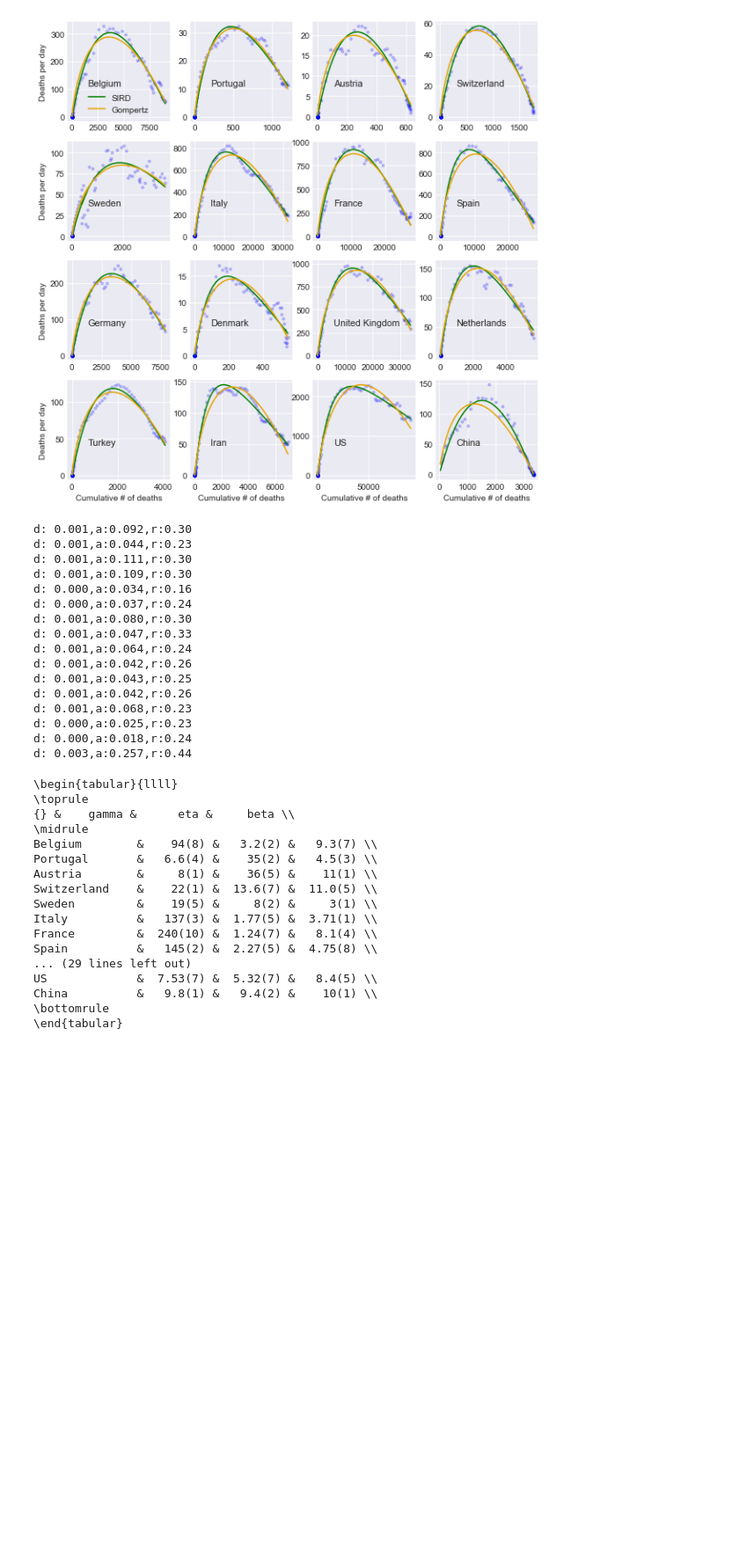
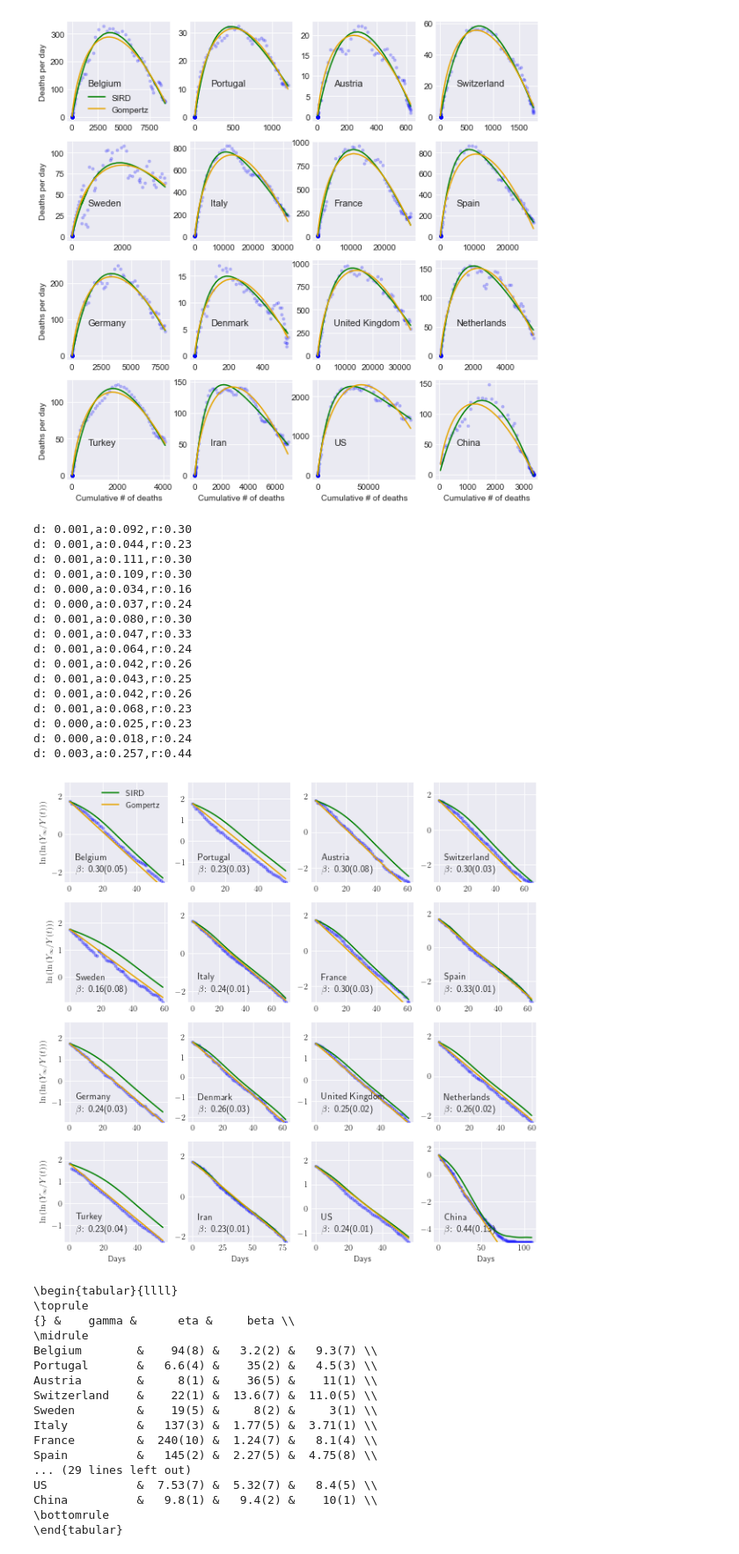
Before and after one commit to matzhaugen/GompertzManuscript, a Jupyter notebook: scripts/gompertz_vs_sird.ipynb, the cells around one changed output. Shown at 88% size. Cells and saved outputs as stored; diff of their text form; code cells hidden in the pictures; blank space fills up the shorter version.

Commit message:
fix figure annotations

```diff
--- a/scripts/gompertz_vs_sird.ipynb
+++ b/scripts/gompertz_vs_sird.ipynb
@@ -374,37 +374,39 @@ for n, country in enumerate(subset):
     axs[i, j].set_ylim((np.min(ll), np.max(ll) + 1))
     xmin, xmax = axs[i, j].get_xlim()
     ymin, ymax = axs[i, j].get_ylim()
+    yscale = ymax-ymin
     x_alpha = 0.90
-    y_alpha = 0.85
+    y_alpha = 0.90
 
     xloc = xmin * x_alpha + xmax * (1-x_alpha)
     yloc = ymin * y_alpha + ymax * (1-y_alpha)
-    plt.text(xloc, yloc * 0.67, country, fontsize=11)
+    plt.text(xloc, yloc + yscale*0.12, country, fontsize=11)
     plt.text(xloc, yloc, r"$\beta$: " + f"{r[n]:.2f}({r_sd[n]:.2f})", fontsize=11)
     if j == 0:
         plt.ylabel(r"$\ln{(\ln{(Y_{\infty}/Y(t))})}$")
     if i == 3:
         plt.xlabel("Days")
     if n == 0:
         plt.legend(loc="upper right")
 plt.savefig("../figures/Gompertz_vs_SIRD_lnln_infty.pdf")
 # %% [output]
 d: 0.001,a:0.092,r:0.30
 d: 0.001,a:0.044,r:0.23
 d: 0.001,a:0.111,r:0.30
 d: 0.001,a:0.109,r:0.30
 d: 0.000,a:0.034,r:0.16
 d: 0.000,a:0.037,r:0.24
 d: 0.001,a:0.080,r:0.30
 d: 0.001,a:0.047,r:0.33
 d: 0.001,a:0.064,r:0.24
 d: 0.001,a:0.042,r:0.26
 d: 0.001,a:0.043,r:0.25
 d: 0.001,a:0.042,r:0.26
 d: 0.001,a:0.068,r:0.23
 d: 0.000,a:0.025,r:0.23
 d: 0.000,a:0.018,r:0.24
 d: 0.003,a:0.257,r:0.44
+[figure, added]
 # %%
 # Print latex tables of parameter estimates with uncertainties
 
```
Also changed, not shown: 2 other files.
